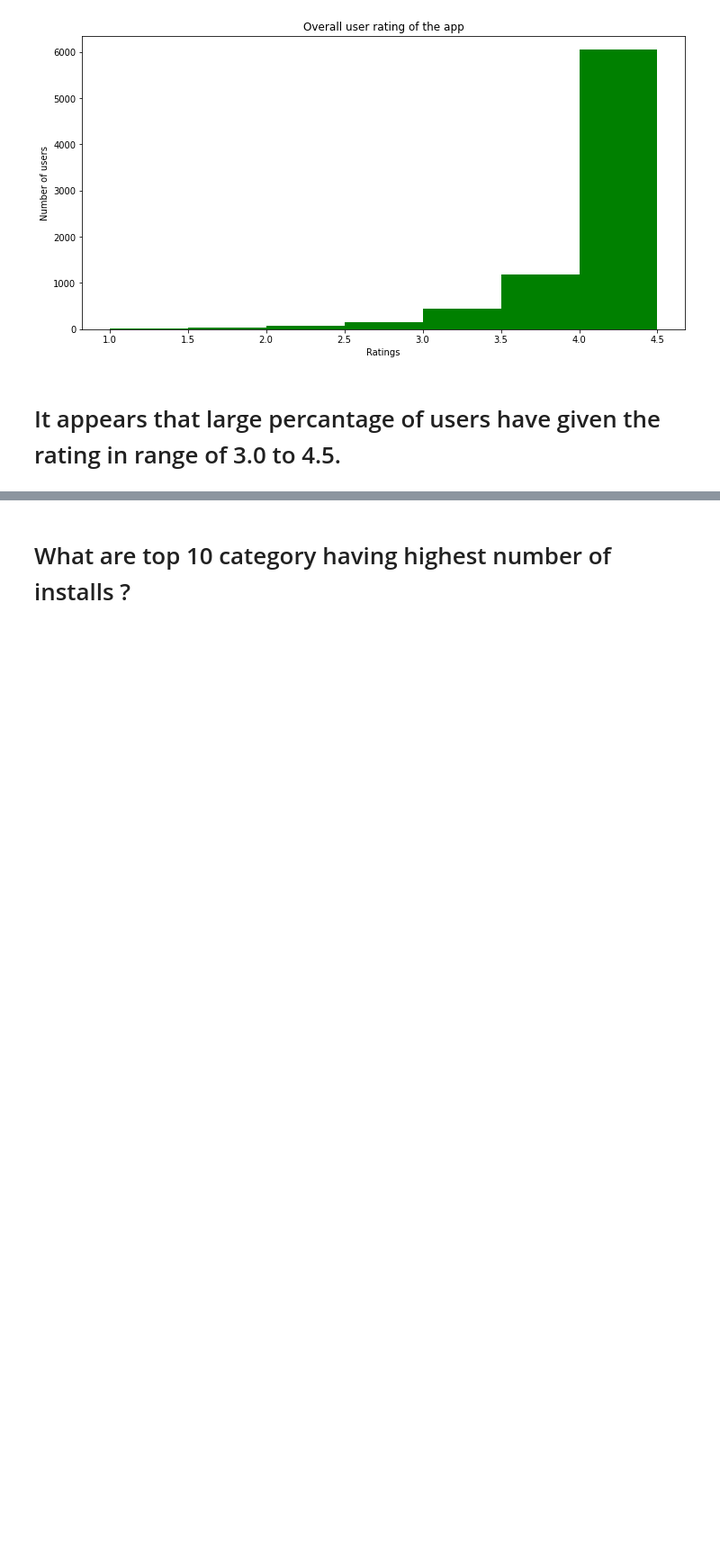
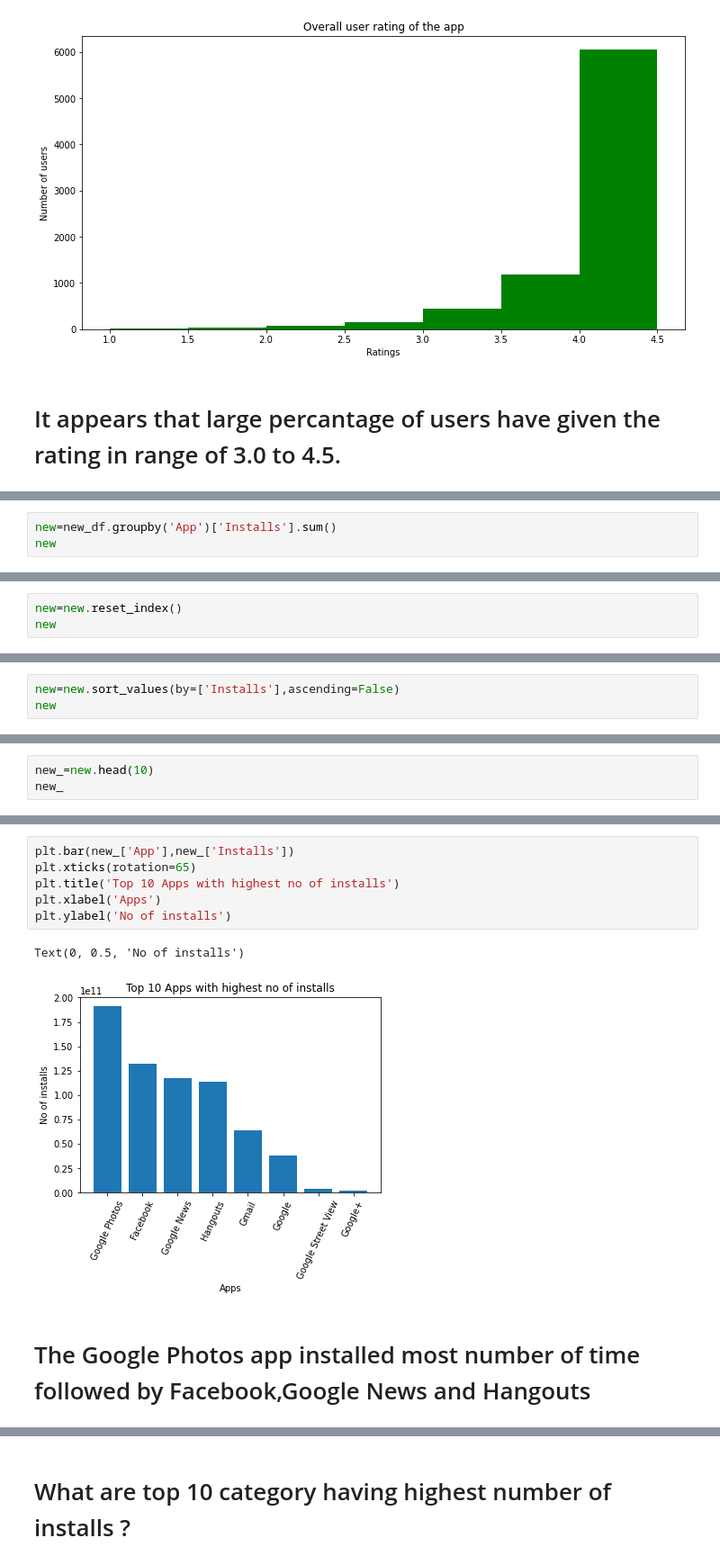
Before and after one commit to Akramkhan01/Capstone-Project-Play-Store-App-Review-Analysis, a Jupyter notebook: EDA_Play_Store_App_Review_Analysis_Capstone_Project.ipynb, the cells around one changed output, grey strips where cells are left out. Shown: that part at 90% size. Cells and saved outputs as stored; diff of their text form; blank space fills up the shorter version.

```diff
--- a/EDA_Play_Store_App_Review_Analysis_Capstone_Project.ipynb
+++ b/EDA_Play_Store_App_Review_Analysis_Capstone_Project.ipynb
@@ -719,0 +771,3 @@ plt.hist(google_data.Rating, bins=np.arange(1,5,0.5), color='green');
+# %%
+new=new_df.groupby('App')['Installs'].sum()
+new
@@ -719,0 +785,3 @@ plt.hist(google_data.Rating, bins=np.arange(1,5,0.5), color='green');
+# %%
+new=new.reset_index()
+new
@@ -719,0 +798,3 @@ plt.hist(google_data.Rating, bins=np.arange(1,5,0.5), color='green');
+# %%
+new=new.sort_values(by=['Installs'],ascending=False)
+new
@@ -719,0 +811,3 @@ plt.hist(google_data.Rating, bins=np.arange(1,5,0.5), color='green');
+# %%
+new_=new.head(10)
+new_
@@ -719,0 +824,11 @@ plt.hist(google_data.Rating, bins=np.arange(1,5,0.5), color='green');
+# %%
+plt.bar(new_['App'],new_['Installs'])
+plt.xticks(rotation=65)
+plt.title('Top 10 Apps with highest no of installs')
+plt.xlabel('Apps')
+plt.ylabel('No of installs')
+# %% [output]
+Text(0, 0.5, 'No of installs')
+[figure, added]
+# %% [markdown]
+# The Google Photos app installed most number of time followed by Facebook,Google News and Hangouts
```
Also changed, not shown: parts of 13 cells of this notebook.
